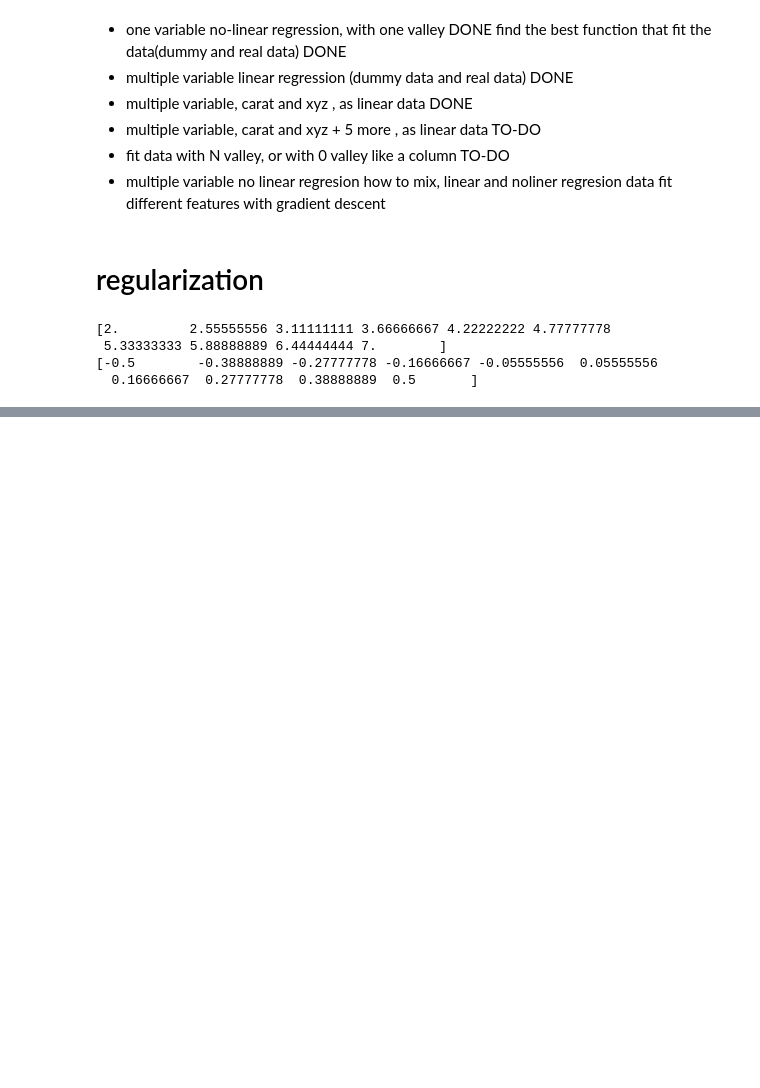
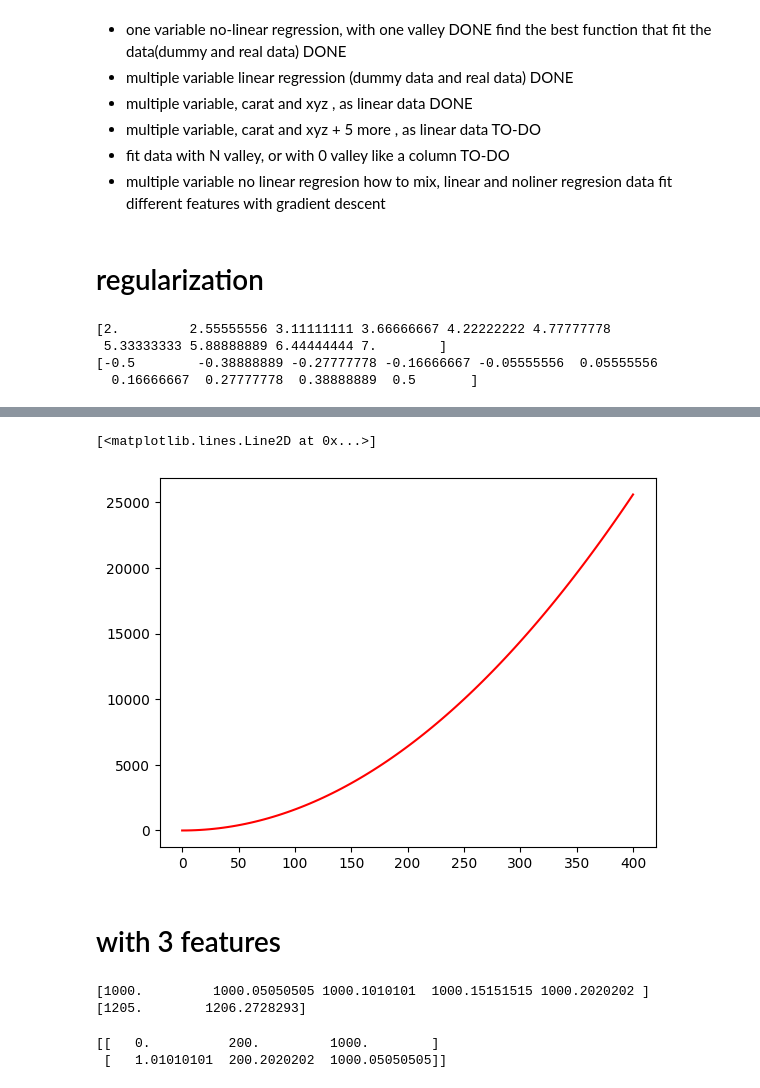
Before and after one commit to lout33/playground_series, a Jupyter notebook: learn.ipynb, the cells around one changed output, grey strips where cells are left out. Drawn from its saved outputs; the diff is of its cells as text; code cells hidden in the pictures; blank space fills up the shorter version.

```diff
--- a/learn.ipynb
+++ b/learn.ipynb
@@ -597,0 +724,50 @@ print(x1_norm)
+# %%
+x = np.linspace(0, 400, 100)
+a = 0.160
+b = -0.44
+y = a*(x**2) + b
+
+plt.plot(x, y, '-r', label='y=1x+0')
+# %% [output]
+[<matplotlib.lines.Line2D at 0x...>]
+[figure, added]
+# %% [markdown]
+# with 3 features
+# %%
+# create values from 0 to 100
+x1 = np.linspace(0,100,100)
+# print(x1)
+
+x2 = np.linspace(200,220,100)
+# print(x2)
+
+x3 = np.linspace(1000,1005,100)
+print(x3[:5])
+
+model_w = np.array([1, 1, 1])
+model_b = 0
+
+# print(model_w[0]*x1**2)
+
+y = model_w[0]*x1**2 + model_w[1]*x2 + model_w[2]*x3 + model_b + 5
+# y = model_w[0]*x1**2 + model_w[1]*x2 + model_w[2]*x3**2 + model_b
+
+print(y[:2])
+# %% [output]
+[1000.         1000.05050505 1000.1010101  1000.15151515 1000.2020202 ]
+[1205.        1206.2728293]
+# %%
+# plot each x with its corresponding y in a for loop
+X_train = np.array([x1, x2, x3]).T
+
+# normalize X_train
+X_train_norm = (X_train - np.mean(X_train)) / (np.max(X_train) - np.min(X_train))
+print(X_train[:2])
+
+X_features = ['x1', 'x2', 'x3']
+y_train = np.array([y]).T
+
+# tom cruise guerra dos mundos
+# %% [output]
+[[   0.          200.         1000.        ]
+ [   1.01010101  200.2020202  1000.05050505]]
```
Also changed, not shown: parts of 28 cells of this notebook, 16 other files.
